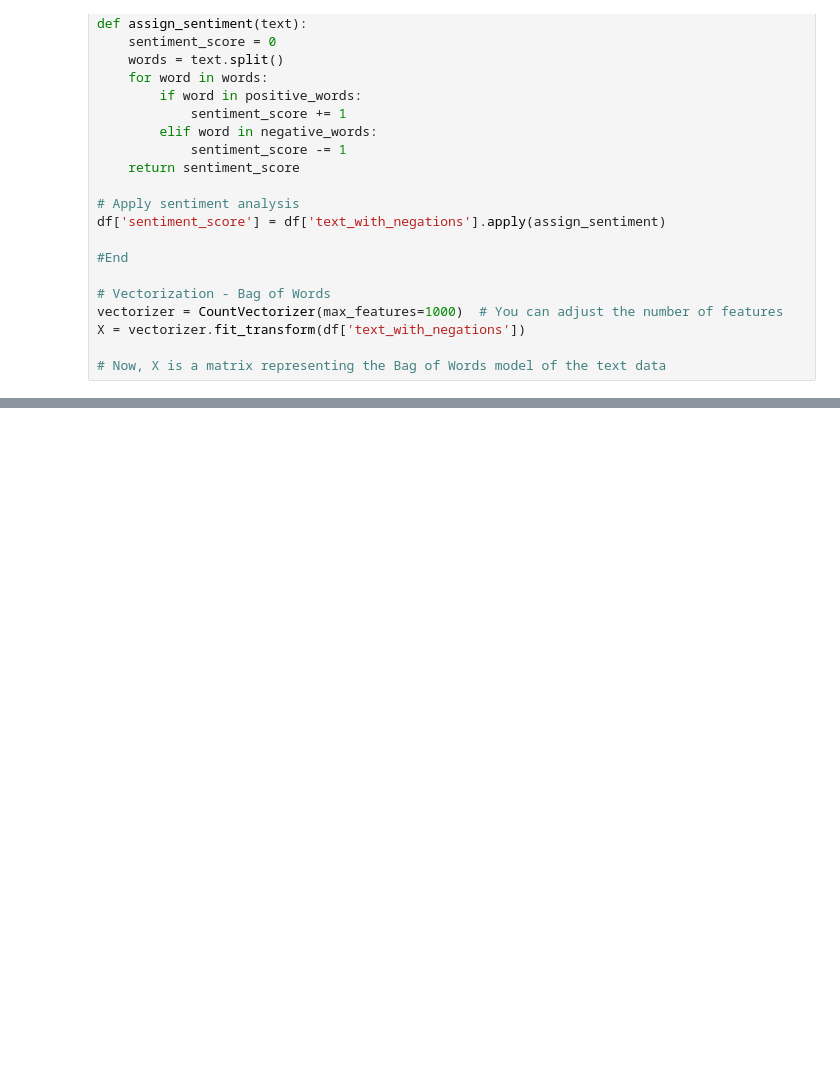
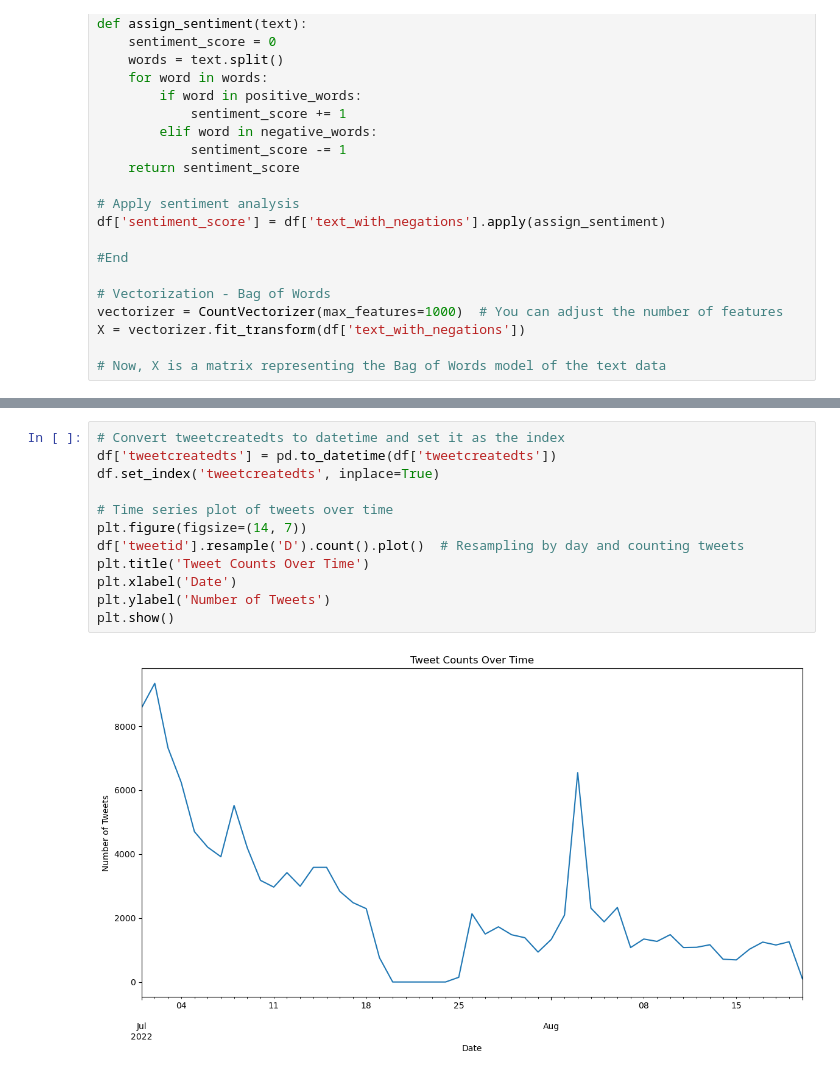
Before and after one commit to MaxAC273/DS5500_Capstone_Sentiment_Analysis, a Jupyter notebook: data_preprocessing.ipynb, the cells around one changed output, grey strips where cells are left out. Saved outputs shown, nothing was run; the diff lists cells and outputs as text; blank space fills up the shorter version.

```diff
--- a/data_preprocessing.ipynb
+++ b/data_preprocessing.ipynb
@@ -317,0 +341,14 @@ generate_word_cloud(tweet_text_after_preprocessing, 'Word Cloud After Preprocess
+# %%
+# Convert tweetcreatedts to datetime and set it as the index
+df['tweetcreatedts'] = pd.to_datetime(df['tweetcreatedts'])
+df.set_index('tweetcreatedts', inplace=True)
+
+# Time series plot of tweets over time
+plt.figure(figsize=(14, 7))
+df['tweetid'].resample('D').count().plot()  # Resampling by day and counting tweets
+plt.title('Tweet Counts Over Time')
+plt.xlabel('Date')
+plt.ylabel('Number of Tweets')
+plt.show()
+# %% [output]
+[figure, added]
```
Also changed, not shown: parts of 12 cells of this notebook, 1 other file.
